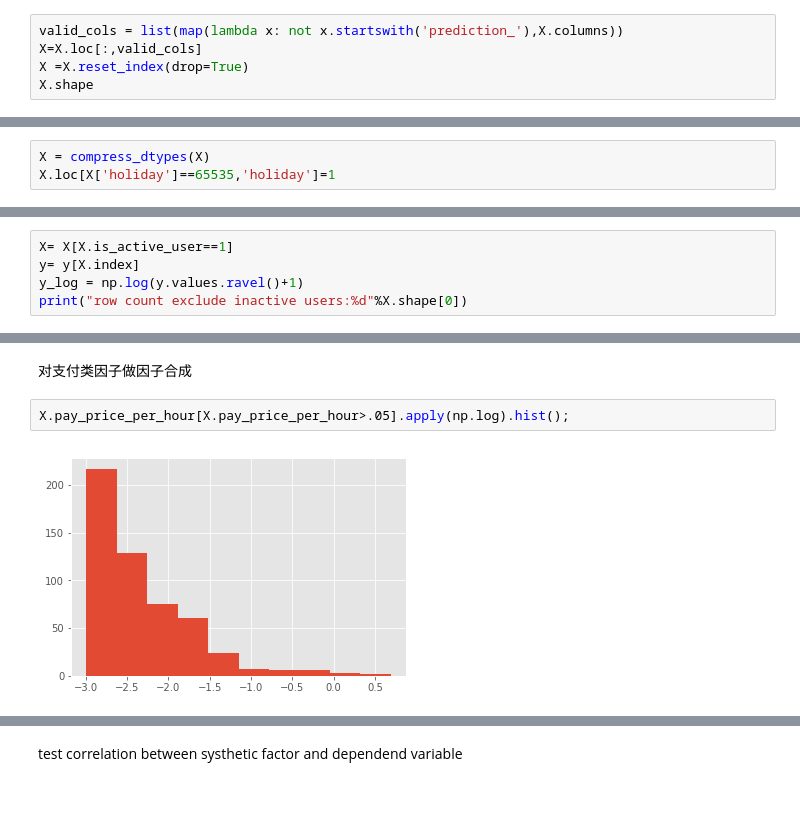
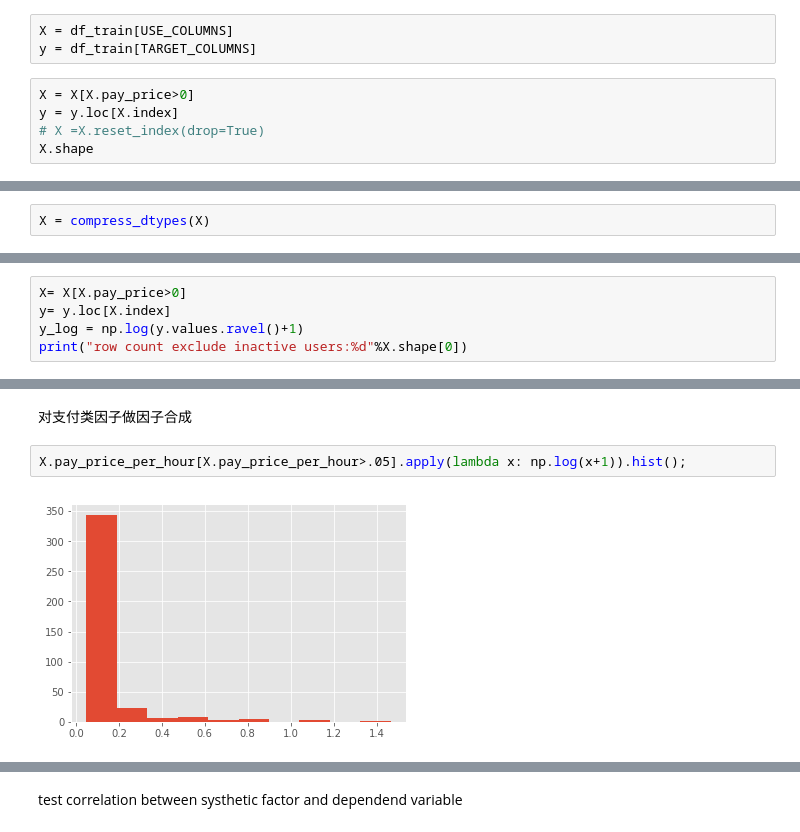
Before and after one commit to brightgems/pkdata, a Jupyter notebook: tap4fun/notebooks/predict_pay_user.ipynb, the cells around one changed output, grey strips where cells are left out. Cells and saved outputs as stored; diff of their text form; blank space fills up the shorter version.

```diff
--- a/tap4fun/notebooks/predict_pay_user.ipynb
+++ b/tap4fun/notebooks/predict_pay_user.ipynb
@@ -59,6 +129,9 @@ Wall time: 4.32 s
+# %%
+X = df_train[USE_COLUMNS]
+y = df_train[TARGET_COLUMNS]
 # %%
-valid_cols = list(map(lambda x: not x.startswith('prediction_'),X.columns))
-X=X.loc[:,valid_cols]
-X =X.reset_index(drop=True)
+X = X[X.pay_price>0]
+y = y.loc[X.index]
+# X =X.reset_index(drop=True)
 X.shape
 # %% [output]
@@ -115,6 +195,5 @@ def compress_dtypes(df_train):
     return df_train
 # %%
 X = compress_dtypes(X)
-X.loc[X['holiday']==65535,'holiday']=1
 # %% [markdown]
 由于前7日的非活跃用户几乎不可能付费，模型输入把这部分数据排除
@@ -125,6 +200,6 @@ test_index = X_test.is_active_user==1
 # %%
-X= X[X.is_active_user==1]
-y= y[X.index]
+X= X[X.pay_price>0]
+y= y.loc[X.index]
 y_log = np.log(y.values.ravel()+1)
 print("row count exclude inactive users:%d"%X.shape[0])
 # %% [output]
@@ -159,6 +233,6 @@ y_clf = y.values.ravel()>0
 # %% [markdown]
 对支付类因子做因子合成
 # %%
-X.pay_price_per_hour[X.pay_price_per_hour>.05].apply(np.log).hist();
+X.pay_price_per_hour[X.pay_price_per_hour>.05].apply(lambda x: np.log(x+1)).hist();
 # %% [output]
-[figure, old version]
+[figure, new version]
```
Also changed, not shown: parts of 73 cells of this notebook, 14 other files.
